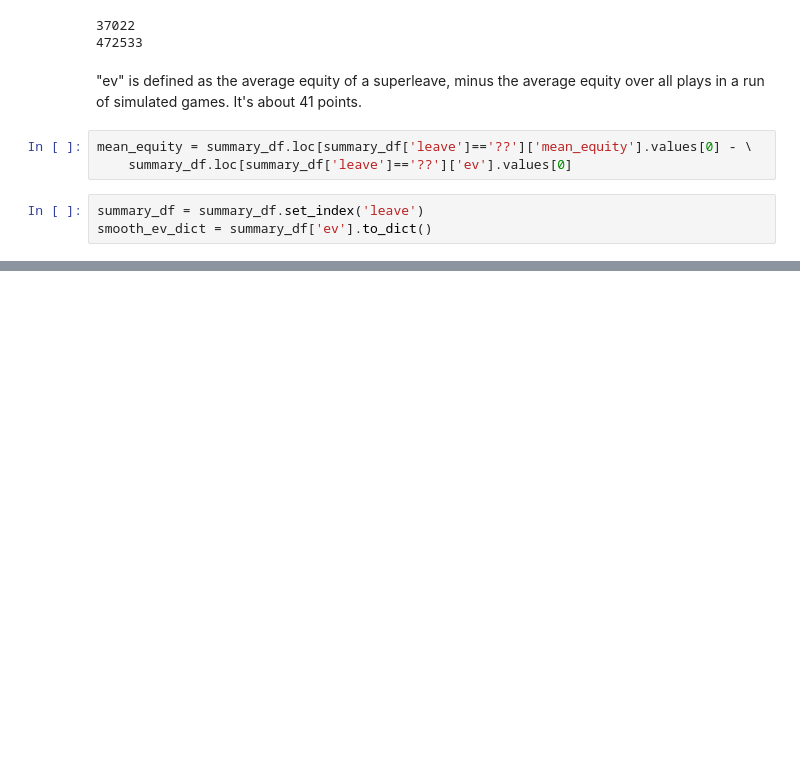
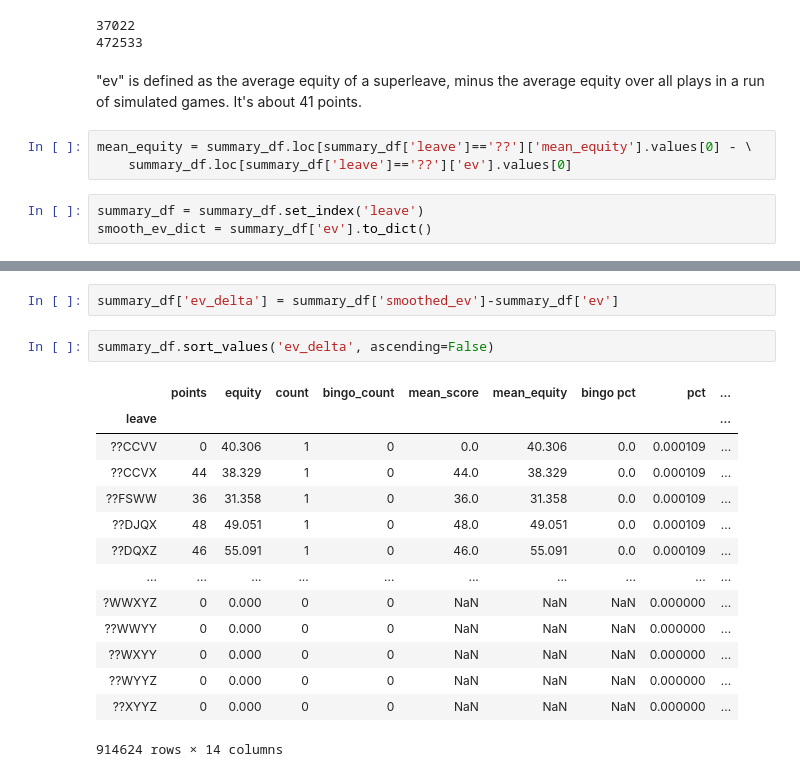
Before and after one commit to domino14/macondo, a Jupyter notebook: notebooks/superleaves/smooth_superleaves.ipynb, the cells around one changed output, grey strips where cells are left out. Drawn from its saved outputs; the diff is of its cells as text; blank space fills up the shorter version.

```diff
--- a/notebooks/superleaves/smooth_superleaves.ipynb
+++ b/notebooks/superleaves/smooth_superleaves.ipynb
@@ -150,0 +208,19 @@ pd.Series(smooth_ev_dict).to_csv('leave_values_20200510_smoothed.csv')
+# %%
+summary_df['ev_delta'] = summary_df['smoothed_ev']-summary_df['ev']
+# %%
+summary_df.sort_values('ev_delta', ascending=False)
+# %% [output]
+|  | points | equity | count | bingo_count | mean_score | mean_equity | bingo pct | pct | ... |
+| leave |  |  |  |  |  |  |  |  | ... |
+| ??CCVV | 0 | 40.306 | 1 | 0 | 0.0 | 40.306 | 0.0 | 0.000109 | ... |
+| ??CCVX | 44 | 38.329 | 1 | 0 | 44.0 | 38.329 | 0.0 | 0.000109 | ... |
+| ??FSWW | 36 | 31.358 | 1 | 0 | 36.0 | 31.358 | 0.0 | 0.000109 | ... |
+| ??DJQX | 48 | 49.051 | 1 | 0 | 48.0 | 49.051 | 0.0 | 0.000109 | ... |
+| ??DQXZ | 46 | 55.091 | 1 | 0 | 46.0 | 55.091 | 0.0 | 0.000109 | ... |
+| ... | ... | ... | ... | ... | ... | ... | ... | ... | ... |
+| ?WWXYZ | 0 | 0.000 | 0 | 0 | NaN | NaN | NaN | 0.000000 | ... |
+| ??WWYY | 0 | 0.000 | 0 | 0 | NaN | NaN | NaN | 0.000000 | ... |
+| ??WXYY | 0 | 0.000 | 0 | 0 | NaN | NaN | NaN | 0.000000 | ... |
+| ??WYYZ | 0 | 0.000 | 0 | 0 | NaN | NaN | NaN | 0.000000 | ... |
+| ??XYYZ | 0 | 0.000 | 0 | 0 | NaN | NaN | NaN | 0.000000 | ... |
+914624 rows × 14 columns
```
Also changed, not shown: parts of 13 cells of this notebook.
